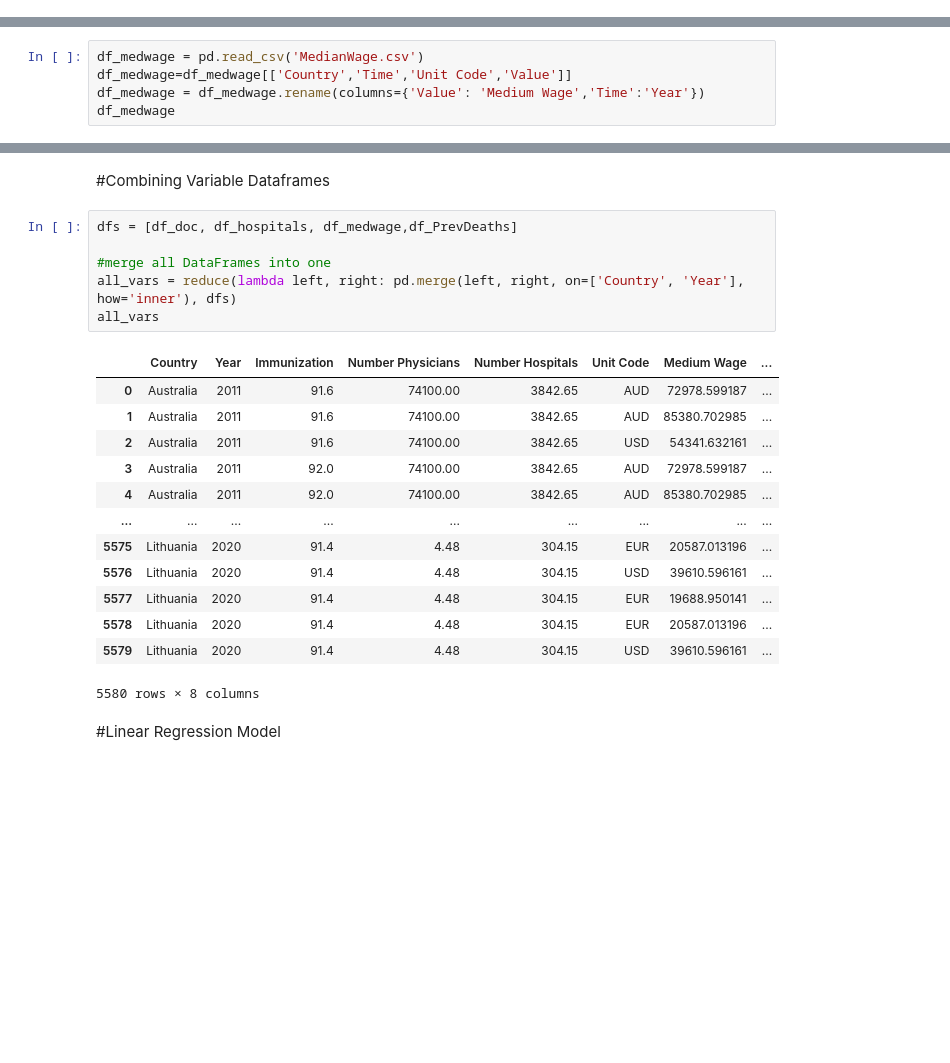
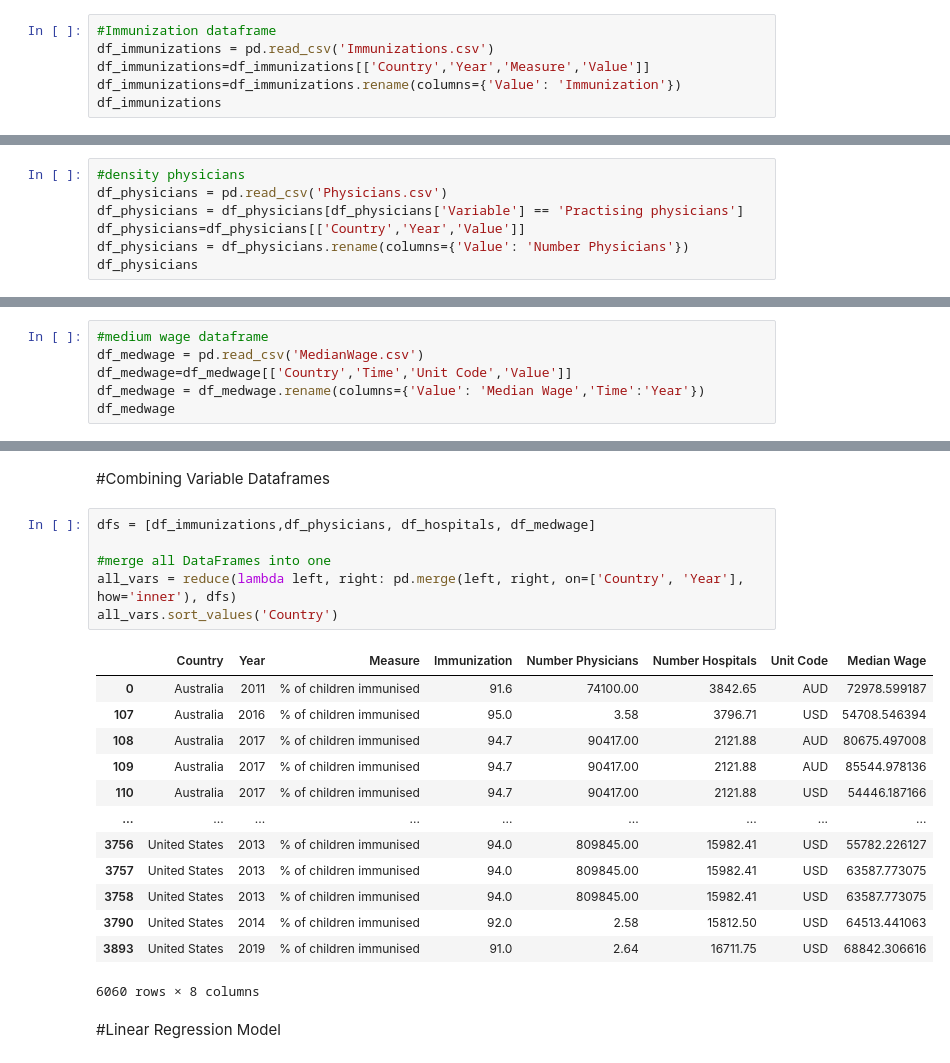
Before and after one commit to dweizzz/datathon23, a Jupyter notebook: AryaLinearRegression.ipynb, the cells around one changed output, grey strips where cells are left out. Cells and saved outputs as stored; diff of their text form; blank space fills up the shorter version.

```diff
--- a/AryaLinearRegression.ipynb
+++ b/AryaLinearRegression.ipynb
@@ -42,0 +13,6 @@ df_doc
+# %%
+#Immunization dataframe
+df_immunizations = pd.read_csv('Immunizations.csv')
+df_immunizations=df_immunizations[['Country','Year','Measure','Value']]
+df_immunizations=df_immunizations.rename(columns={'Value': 'Immunization'})
+df_immunizations
@@ -42,0 +33,7 @@ df_doc
+# %%
+#density physicians
+df_physicians = pd.read_csv('Physicians.csv')
+df_physicians = df_physicians[df_physicians['Variable'] == 'Practising physicians']
+df_physicians=df_physicians[['Country','Year','Value']]
+df_physicians = df_physicians.rename(columns={'Value': 'Number Physicians'})
+df_physicians
@@ -64,8 +74,9 @@ df_hospitals
 | 386 | United States | 2019 | 16711.75 |
 387 rows × 3 columns
 # %%
+#medium wage dataframe
 df_medwage = pd.read_csv('MedianWage.csv')
 df_medwage=df_medwage[['Country','Time','Unit Code','Value']]
-df_medwage = df_medwage.rename(columns={'Value': 'Medium Wage','Time':'Year'})
+df_medwage = df_medwage.rename(columns={'Value': 'Median Wage','Time':'Year'})
 df_medwage
 # %% [output]
@@ -106,25 +105,25 @@ df_PrevDeaths
 # %% [markdown]
 #Combining Variable Dataframes
 # %%
-dfs = [df_doc, df_hospitals, df_medwage,df_PrevDeaths]
+dfs = [df_immunizations,df_physicians, df_hospitals, df_medwage]
 
 #merge all DataFrames into one
 all_vars = reduce(lambda left, right: pd.merge(left, right, on=['Country', 'Year'], how='inner'), dfs)
-all_vars
+all_vars.sort_values('Country')
 # %% [output]
-|  | Country | Year | Immunization | Number Physicians | Number Hospitals | Unit Code | Medium Wage | ... |
-| 0 | Australia | 2011 | 91.6 | 74100.00 | 3842.65 | AUD | 72978.599187 | ... |
-| 1 | Australia | 2011 | 91.6 | 74100.00 | 3842.65 | AUD | 85380.702985 | ... |
-| 2 | Australia | 2011 | 91.6 | 74100.00 | 3842.65 | USD | 54341.632161 | ... |
-| 3 | Australia | 2011 | 92.0 | 74100.00 | 3842.65 | AUD | 72978.599187 | ... |
-| 4 | Australia | 2011 | 92.0 | 74100.00 | 3842.65 | AUD | 85380.702985 | ... |
+|  | Country | Year | Measure | Immunization | Number Physicians | Number Hospitals | Unit Code | Median Wage |
+| 0 | Australia | 2011 | % of children immunised | 91.6 | 74100.00 | 3842.65 | AUD | 72978.599187 |
+| 107 | Australia | 2016 | % of children immunised | 95.0 | 3.58 | 3796.71 | USD | 54708.546394 |
+| 108 | Australia | 2017 | % of children immunised | 94.7 | 90417.00 | 2121.88 | AUD | 80675.497008 |
+| 109 | Australia | 2017 | % of children immunised | 94.7 | 90417.00 | 2121.88 | AUD | 85544.978136 |
+| 110 | Australia | 2017 | % of children immunised | 94.7 | 90417.00 | 2121.88 | USD | 54446.187166 |
 | ... | ... | ... | ... | ... | ... | ... | ... | ... |
-| 5575 | Lithuania | 2020 | 91.4 | 4.48 | 304.15 | EUR | 20587.013196 | ... |
-| 5576 | Lithuania | 2020 | 91.4 | 4.48 | 304.15 | USD | 39610.596161 | ... |
-| 5577 | Lithuania | 2020 | 91.4 | 4.48 | 304.15 | EUR | 19688.950141 | ... |
-| 5578 | Lithuania | 2020 | 91.4 | 4.48 | 304.15 | EUR | 20587.013196 | ... |
-| 5579 | Lithuania | 2020 | 91.4 | 4.48 | 304.15 | USD | 39610.596161 | ... |
+| 3756 | United States | 2013 | % of children immunised | 94.0 | 809845.00 | 15982.41 | USD | 55782.226127 |
+| 3757 | United States | 2013 | % of children immunised | 94.0 | 809845.00 | 15982.41 | USD | 63587.773075 |
+| 3758 | United States | 2013 | % of children immunised | 94.0 | 809845.00 | 15982.41 | USD | 63587.773075 |
+| 3790 | United States | 2014 | % of children immunised | 92.0 | 2.58 | 15812.50 | USD | 64513.441063 |
+| 3893 | United States | 2019 | % of children immunised | 91.0 | 2.64 | 16711.75 | USD | 68842.306616 |
-5580 rows × 8 columns
+6060 rows × 8 columns
 # %% [markdown]
 #Linear Regression Model
 # %%
```
Also changed, not shown: parts of 11 cells of this notebook.
